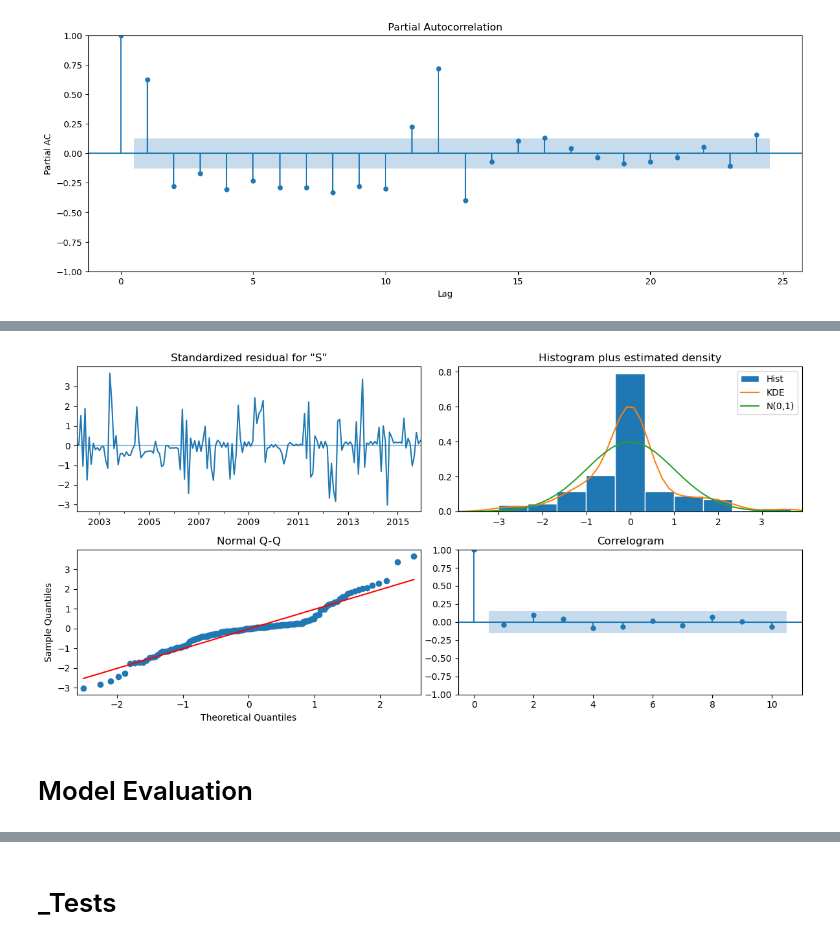
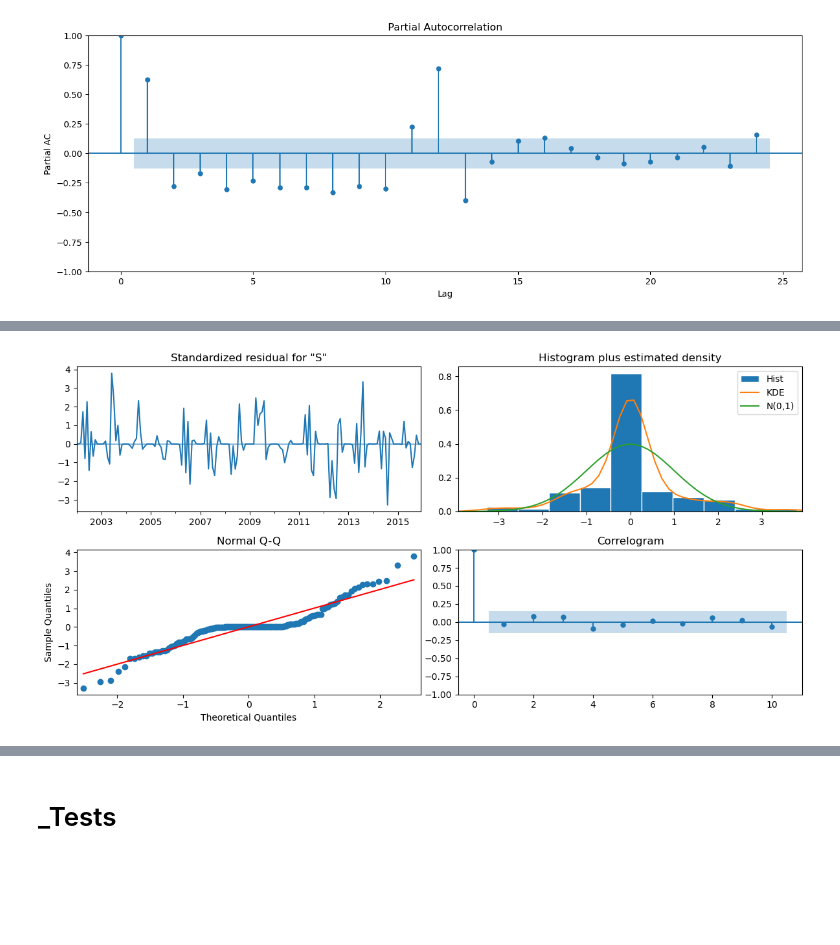
Before and after one commit to chloecousin/Butterflies, a Jupyter notebook: Capstone_Sprint2.ipynb, the cells around one changed output, grey strips where cells are left out. Drawn from its saved outputs; the diff is of its cells as text; code cells hidden in the pictures; blank space fills up the shorter version.

```diff
--- a/Capstone_Sprint2.ipynb
+++ b/Capstone_Sprint2.ipynb
@@ -475,8 +488,8 @@ test = Sightings_Surveys['Sightings_Weighted'].iloc[180:]
 # %%
 # Model
-model = SARIMAX(train, order=(2, 1, 2), seasonal_order=(2, 1, 0, 12), trend='c')
-model_fit = model.fit(disp=0)
-model_fit.summary()
+sarima = SARIMAX(train, order=(1, 0, 0), seasonal_order=(2, 1, 0, 12), trend='c')
+sarima_fit = model.fit(disp=0)
+sarima_fit.summary()
 # %% [output]
 SARIMAX Results
 | Dep. Variable: | Sightings_Weighted | No. Observations: | 180 |
@@ -543,9 +557,8 @@ fig.show()
 # %%
-model_fit.plot_diagnostics(figsize=(12,6))
+# Evaluation - Plot residuals
+sarima_fit.plot_diagnostics(figsize=(12,6))
 plt.tight_layout()
 plt.show()
 # %% [output]
-[figure, old version]
+[figure, new version]
-# %% [markdown]
-# Model Evaluation
 # %% [markdown]
```
Also changed, not shown: parts of 24 cells of this notebook.
